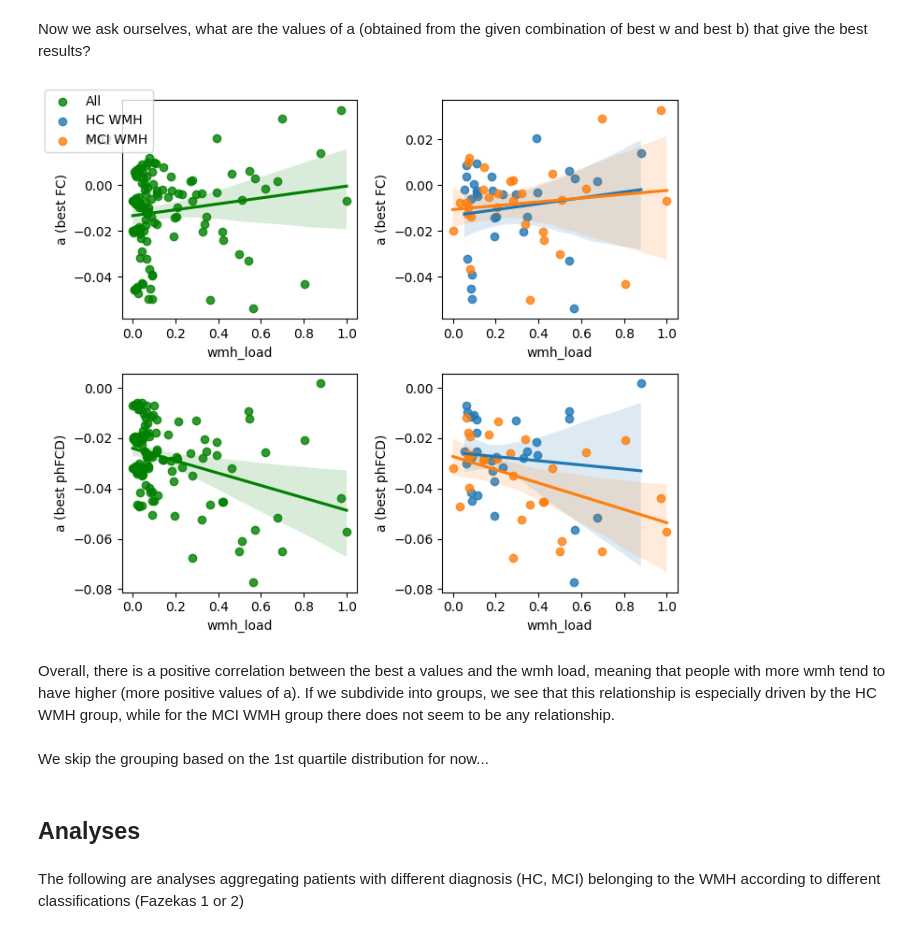
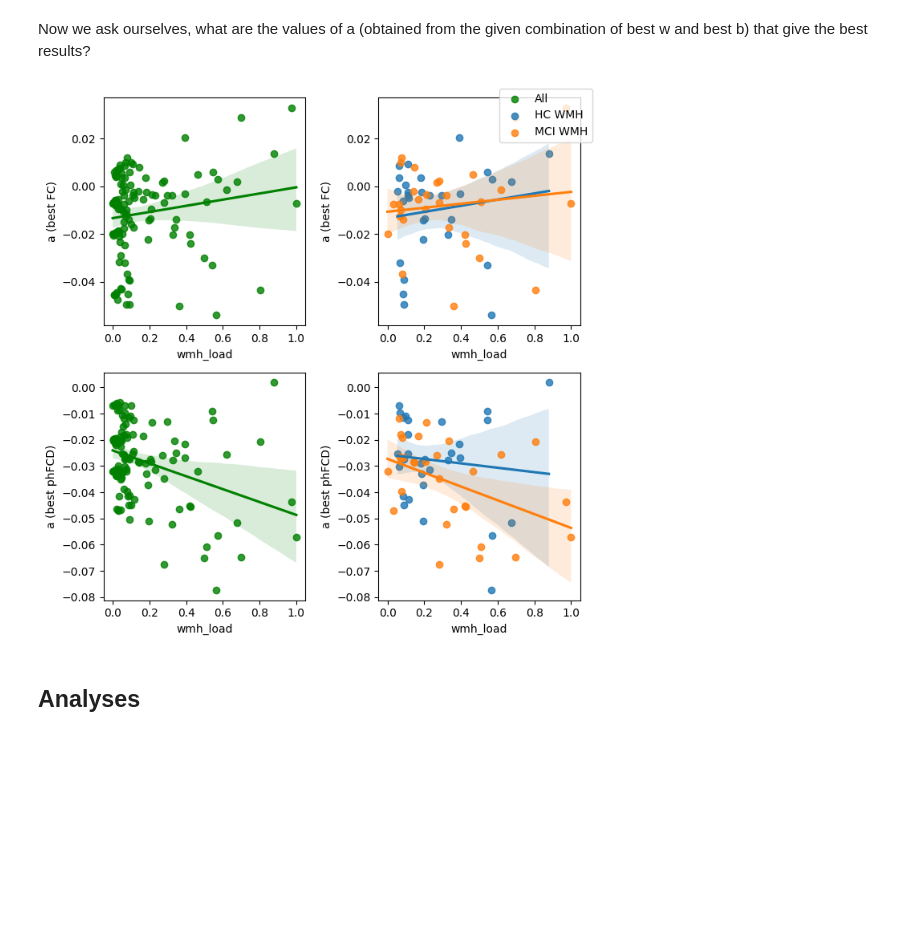
Before and after one commit to dani2442/TMS_in_AD, a Jupyter notebook: 03_modeling_neurolib/petTOAD_exploratory_analysis_evaluate_wmh_groups_ws_-0.1-0.1_bs_-0.025-0.025.ipynb, the cells around one changed output. Cells and saved outputs as stored; diff of their text form; code cells hidden in the pictures; blank space fills up the shorter version.

```diff
--- a/03_modeling_neurolib/petTOAD_exploratory_analysis_evaluate_wmh_groups_ws_-0.1-0.1_bs_-0.025-0.025.ipynb
+++ b/03_modeling_neurolib/petTOAD_exploratory_analysis_evaluate_wmh_groups_ws_-0.1-0.1_bs_-0.025-0.025.ipynb
@@ -358,59 +424,3 @@ plt.savefig(EXPL_FIG_DIR / "summary_best_values_points.png")
 It seems that for the vast majority of patients the best achievable fc and phfcd are high, as expected... there might be 2 patients for whom the empirical data might be corrupted or the model fails with the chosen parameters, but overall it seems that we can achieve fairly good fits. Also, from the regression lines, it seems that we can achieve the same maximum fit independently of the wmh load.
 # %% [markdown]
 Now we ask ourselves, what are the values of a (obtained from the given combination of best w and best b) that give the best results?
-# %%
-# Calculate the best a from the best w and the best b
-merged_df_max_fc["a"] = (
-    -0.02 + merged_df_max_fc["w"] * merged_df_max_fc["wmh_load"] + merged_df_max_fc["b"]
-)
-merged_df_max_phfcd["a"] = (
-    -0.02
-    + merged_df_max_phfcd["w"] * merged_df_max_phfcd["wmh_load"]
-    + merged_df_max_phfcd["b"]
-)
-# Plot
-fig, axs = plt.subplots(2, 2, figsize=(7, 6))
-# Values that give the best FC
-sns.regplot(
-    ax=axs[0, 0], data=merged_df_max_fc, x="wmh_load", y="a", color="green", label="All"
-)
-sns.regplot(
-    ax=axs[0, 1],
-    data=merged_df_max_fc[merged_df_max_fc["PTID"].isin(HC_WMH)],
-    x="wmh_load",
-    y="a",
-    label="HC WMH",
-)
-sns.regplot(
-    ax=axs[0, 1],
-    data=merged_df_max_fc[merged_df_max_fc["PTID"].isin(MCI_WMH)],
-    x="wmh_load",
-    y="a",
-    label="MCI WMH",
-)
-axs[0, 0].set_ylabel("a (best FC)")
-axs[0, 1].set_ylabel("a (best FC)")
-# Values that give the best phFCD
-sns.regplot(ax=axs[1, 0], data=merged_df_max_phfcd, x="wmh_load", y="a", color="green")
-sns.regplot(
-    ax=axs[1, 1],
-    data=merged_df_max_phfcd[merged_df_max_phfcd["PTID"].isin(HC_WMH)],
-    x="wmh_load",
-    y="a",
-)
-sns.regplot(
-    ax=axs[1, 1],
-    data=merged_df_max_phfcd[merged_df_max_phfcd["PTID"].isin(MCI_WMH)],
-    x="wmh_load",
-    y="a",
-)
-axs[1, 0].set_ylabel("a (best phFCD)")
-axs[1, 1].set_ylabel("a (best phFCD)")
-fig.legend(loc="upper left")
-fig.tight_layout()
-# %% [output]
-[figure, removed]
-# %% [markdown]
-Overall, there is a positive correlation between the best a values and the wmh load, meaning that people with more wmh tend to have higher (more positive values of a). If we subdivide into groups, we see that this relationship is especially driven by the HC WMH group, while for the MCI WMH group there does not seem to be any relationship.
-# %% [markdown]
-We skip the grouping based on the 1st quartile distribution for now...
@@ -417,4 +433,11 @@ We skip the grouping based on the 1st quartile distribution for now...
+# %%
+# Plot the relationship with the a
+plot_parm_best_wmh_relationship("a")
+# Plot the relationship with the b
+# plot_parm_best_wmh_relationship("b")
+# Plot the relationship with the w
+# plot_parm_best_wmh_relationship("w")
+# %% [output]
+[figure, added]
 # %% [markdown]
 ## Analyses
-# %% [markdown]
-The following are analyses aggregating patients with different diagnosis (HC, MCI) belonging to the WMH according to different classifications (Fazekas 1 or 2)
```
Also changed, not shown: parts of 59 cells of this notebook, 17 other files.
